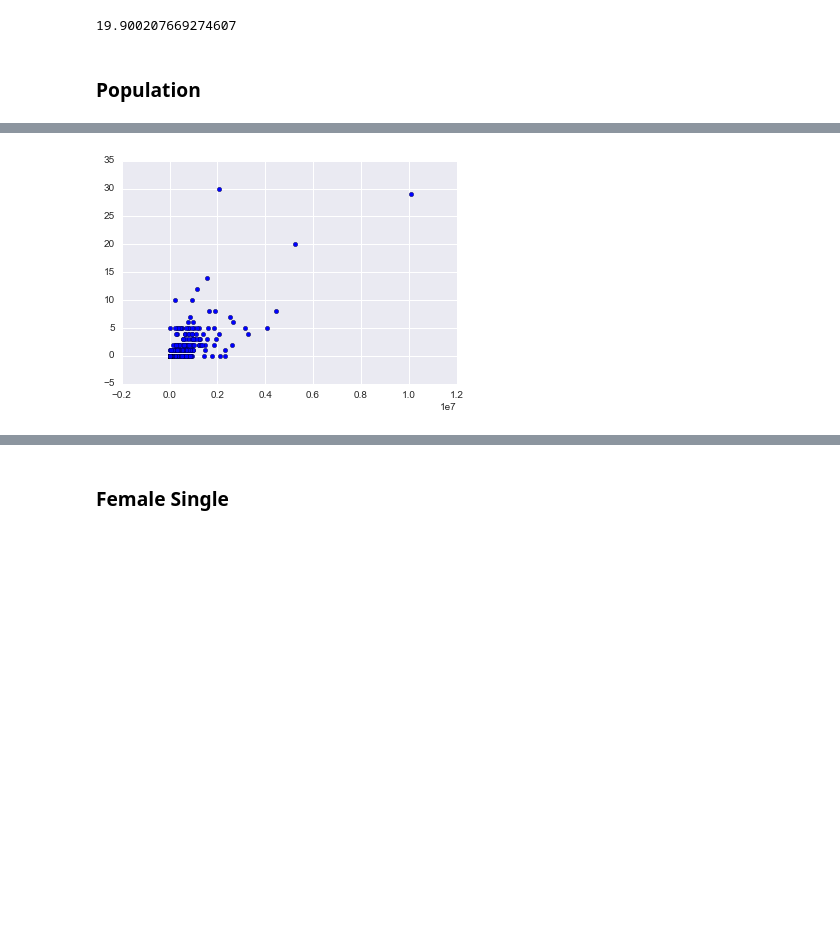
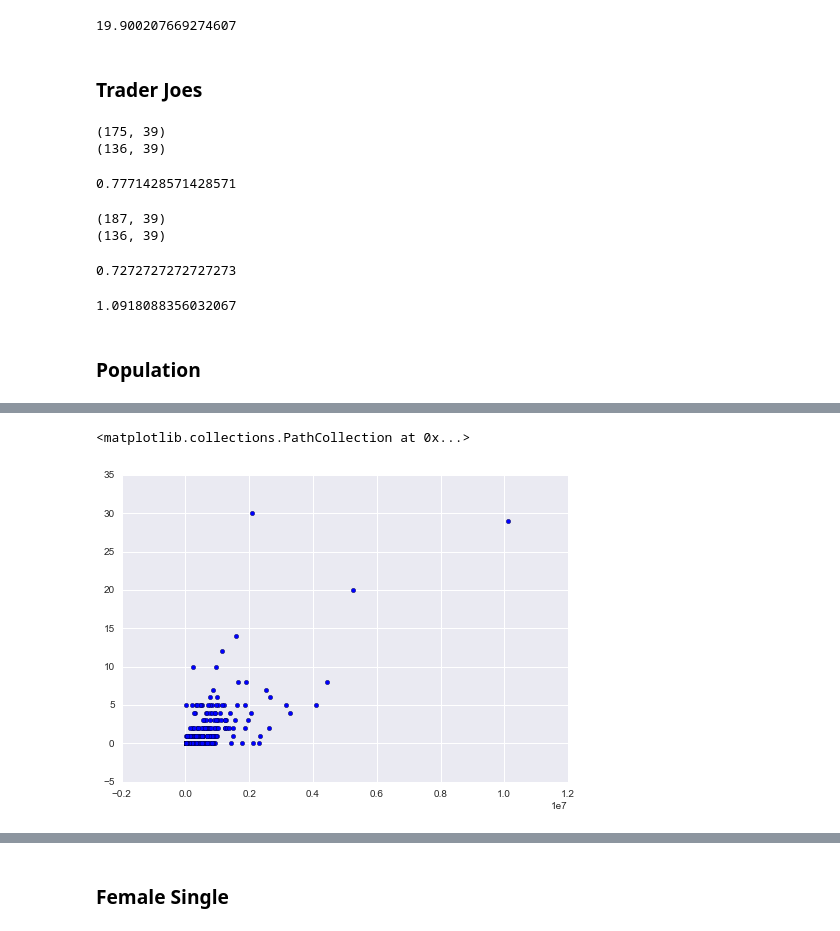
Before and after one commit to kwartler/WholeFoods, a Jupyter notebook: Analysis.ipynb, the cells around one changed output, grey strips where cells are left out. Cells and saved outputs as stored; diff of their text form; code cells hidden in the pictures; blank space fills up the shorter version.

```diff
--- a/Analysis.ipynb
+++ b/Analysis.ipynb
@@ -319,7 +320,7 @@ csvdf.columns = [u'fips', u'county', u'state', u'wholefoods', u'mcdonalds', u'wa
 # %%
 csvdf.to_csv('WebApp/COUNTYDATA.csv', index = False)
 # %%
-csvdf = pd.read_csv('COUNTYDATA.csv', dtype = {'fips':'str'})
+csvdf = pd.read_csv('WebApp/COUNTYDATA.csv', dtype = {'fips':'str'})
 # %% [markdown]
 ## Analyze
 
@@ -393,13 +394,40 @@ csvdf[sbucks_mask & wf_mask].shape # 187
 (csvdf[sbucks_mask & wf_mask]['starbucks']/csvdf[sbucks_mask & wf_mask]['wholefoods']).sort_values().mean()
 # %% [output]
 19.900207669274607
+# %% [markdown]
+### Trader Joes
+# %%
+tj_mask = (csvdf.tjs>0)
+
+print csvdf[tj_mask].shape #175
+print csvdf[tj_mask & wf_mask].shape # 136
+
+# 78% of counties that have a tjs also have a whole foods
+float(csvdf[tj_mask & wf_mask].shape[0])/csvdf[tj_mask].shape[0]
+# %% [output]
+(175, 39)
+(136, 39)
+0.7771428571428571
+# %%
+#What Percent of locations that have WholeFoods also have a Tjs
+print csvdf[wf_mask].shape #187
+print csvdf[tj_mask & wf_mask].shape # 136
+
+
+# 73% of counties that have a whole foods also have a Tjs
+csvdf[tj_mask & wf_mask].shape[0]/float(csvdf[wf_mask].shape[0])
+# %% [output]
+(187, 39)
+(136, 39)
+0.7272727272727273
+# %%
+# What is the avg ratio of Tjs to Wholefoods
+(csvdf[tj_mask & wf_mask]['tjs']/csvdf[tj_mask & wf_mask]['wholefoods']).sort_values().mean()
+# %% [output]
+1.0918088356032067
 # %% [markdown]
 ### Population
 # %%
 pop_mask = (csvdf.population>1000000)
-csvdf[wf_mask].population.median()
 plt.scatter(csvdf.population, csvdf.wholefoods)
-
-
-csvdf[pop_mask & neg_mask]
 # %% [output]
@@ -411 +434,2 @@ csvdf[pop_mask & neg_mask]
+<matplotlib.collections.PathCollection at 0x...>
-[figure, old version]
+[figure, new version]
```
Also changed, not shown: parts of 25 cells of this notebook, 1 other file.
